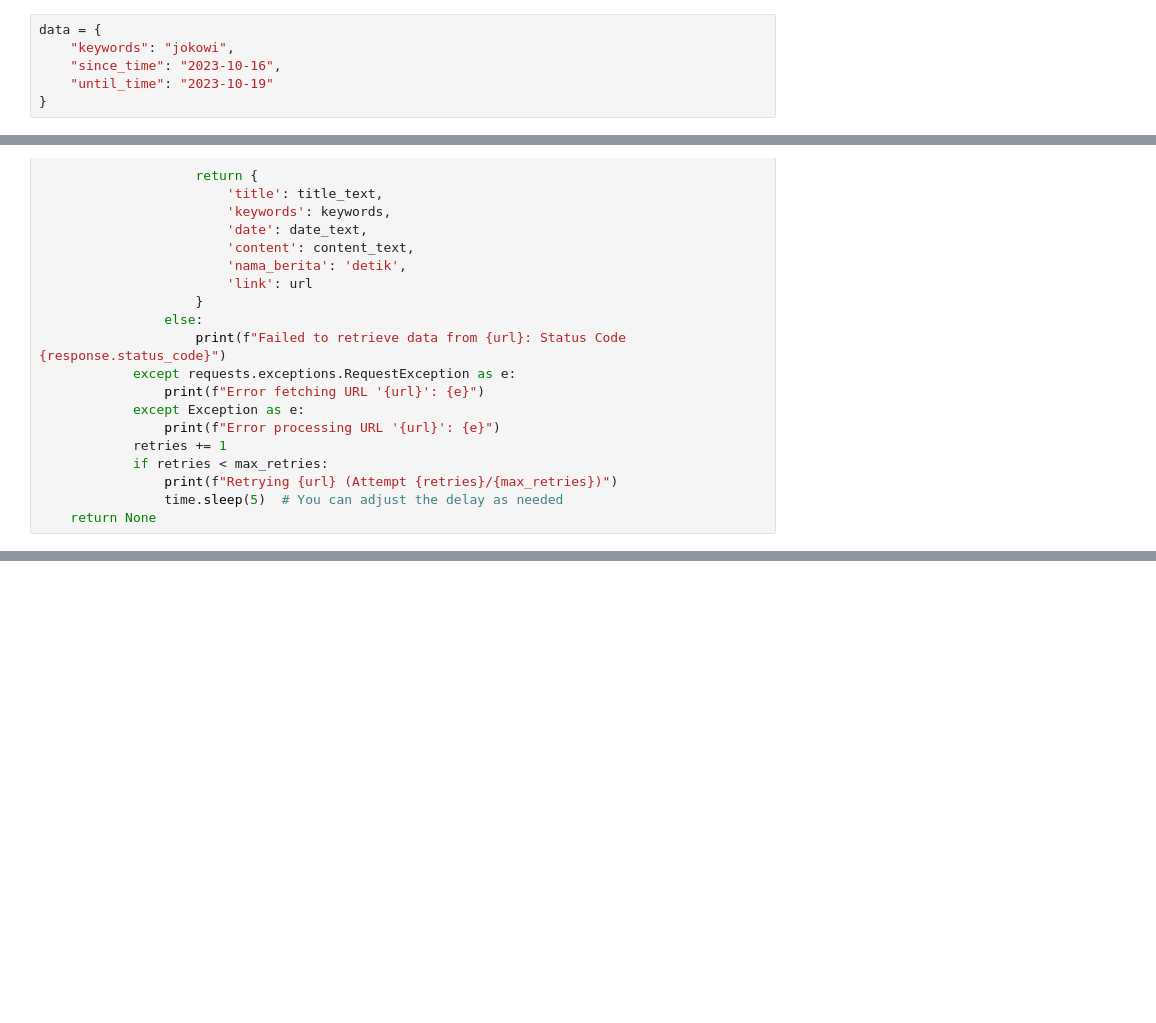
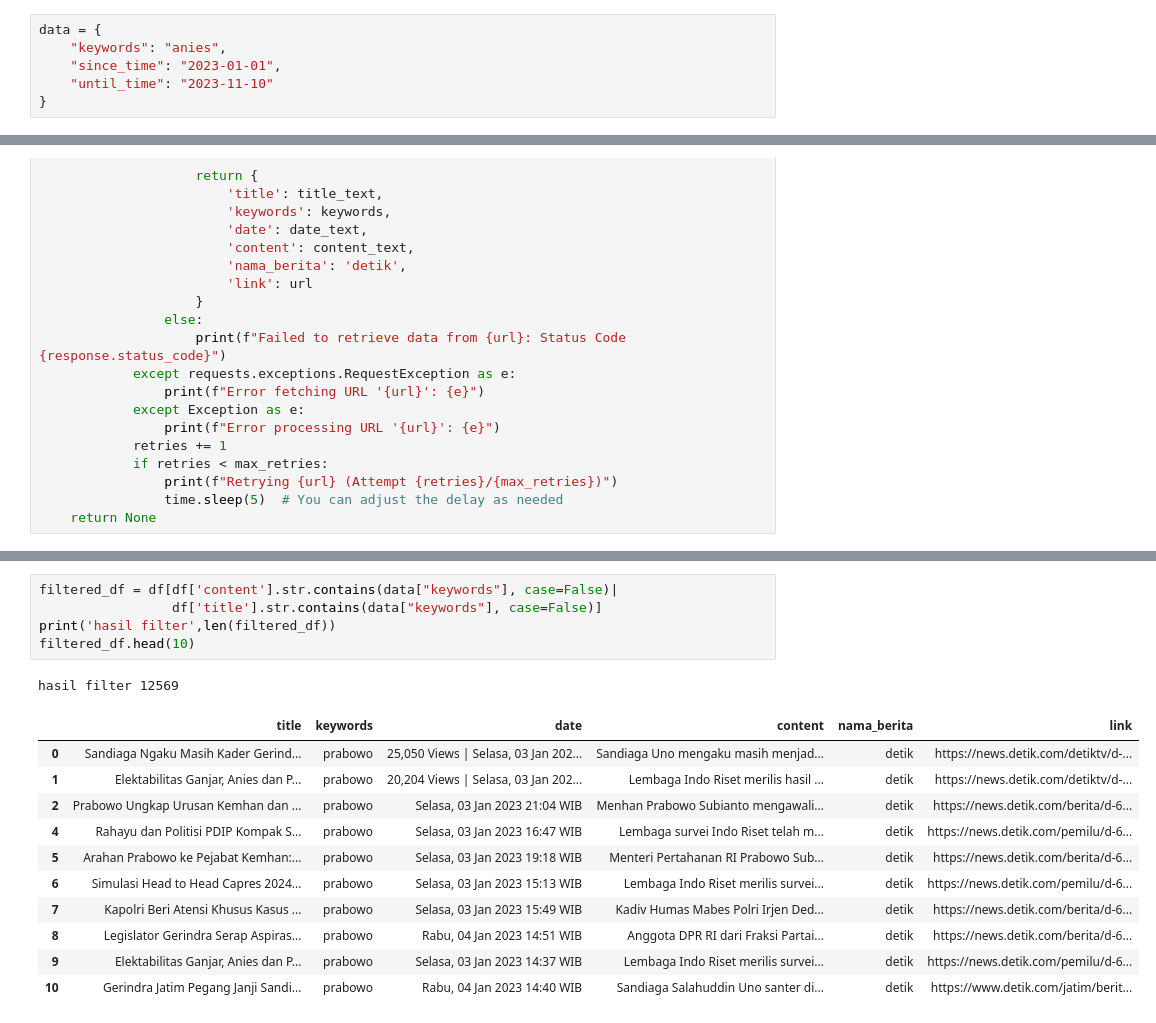
Before and after one commit to emkr-13/scraping-berita-indo, a Jupyter notebook: berita_nasional/detik/scrap_detik_fix_fungsi.ipynb, the cells around one changed output, grey strips where cells are left out. Cells and saved outputs as stored; diff of their text form; blank space fills up the shorter version.

```diff
--- a/berita_nasional/detik/scrap_detik_fix_fungsi.ipynb
+++ b/berita_nasional/detik/scrap_detik_fix_fungsi.ipynb
@@ -18,9 +18,9 @@ import concurrent.futures
 from selenium.common.exceptions import StaleElementReferenceException
 # %%
 data = {
-    "keywords": "jokowi",
-    "since_time": "2023-10-16",
-    "until_time": "2023-10-19"
+    "keywords": "anies",
+    "since_time": "2023-01-01",
+    "until_time": "2023-11-10"
 }
 # %%
 def scrape_pagination(keywords, since_time, until_time):
@@ -235,0 +240,18 @@ hasil scrapping 337
+# %%
+filtered_df = df[df['content'].str.contains(data["keywords"], case=False)|
+                 df['title'].str.contains(data["keywords"], case=False)]
+print('hasil filter',len(filtered_df))
+filtered_df.head(10)
+# %% [output]
+hasil filter 12569
+|  | title | keywords | date | content | nama_berita | link |
+| 0 | Sandiaga Ngaku Masih Kader Gerind... | prabowo | 25,050 Views | Selasa, 03 Jan 202... | Sandiaga Uno mengaku masih menjad... | detik | https://news.detik.com/detiktv/d-... |
+| 1 | Elektabilitas Ganjar, Anies dan P... | prabowo | 20,204 Views | Selasa, 03 Jan 202... | Lembaga Indo Riset merilis hasil ... | detik | https://news.detik.com/detiktv/d-... |
+| 2 | Prabowo Ungkap Urusan Kemhan dan ... | prabowo | Selasa, 03 Jan 2023 21:04 WIB | Menhan Prabowo Subianto mengawali... | detik | https://news.detik.com/berita/d-6... |
+| 4 | Rahayu dan Politisi PDIP Kompak S... | prabowo | Selasa, 03 Jan 2023 16:47 WIB | Lembaga survei Indo Riset telah m... | detik | https://news.detik.com/pemilu/d-6... |
+| 5 | Arahan Prabowo ke Pejabat Kemhan:... | prabowo | Selasa, 03 Jan 2023 19:18 WIB | Menteri Pertahanan RI Prabowo Sub... | detik | https://news.detik.com/berita/d-6... |
+| 6 | Simulasi Head to Head Capres 2024... | prabowo | Selasa, 03 Jan 2023 15:13 WIB | Lembaga Indo Riset merilis survei... | detik | https://news.detik.com/pemilu/d-6... |
+| 7 | Kapolri Beri Atensi Khusus Kasus ... | prabowo | Selasa, 03 Jan 2023 15:49 WIB | Kadiv Humas Mabes Polri Irjen Ded... | detik | https://news.detik.com/berita/d-6... |
+| 8 | Legislator Gerindra Serap Aspiras... | prabowo | Rabu, 04 Jan 2023 14:51 WIB | Anggota DPR RI dari Fraksi Partai... | detik | https://news.detik.com/berita/d-6... |
+| 9 | Elektabilitas Ganjar, Anies dan P... | prabowo | Selasa, 03 Jan 2023 14:37 WIB | Lembaga Indo Riset merilis survei... | detik | https://news.detik.com/pemilu/d-6... |
+| 10 | Gerindra Jatim Pegang Janji Sandi... | prabowo | Rabu, 04 Jan 2023 14:40 WIB | Sandiaga Salahuddin Uno santer di... | detik | https://www.detik.com/jatim/berit... |
```
Also changed, not shown: parts of 8 cells of this notebook.
